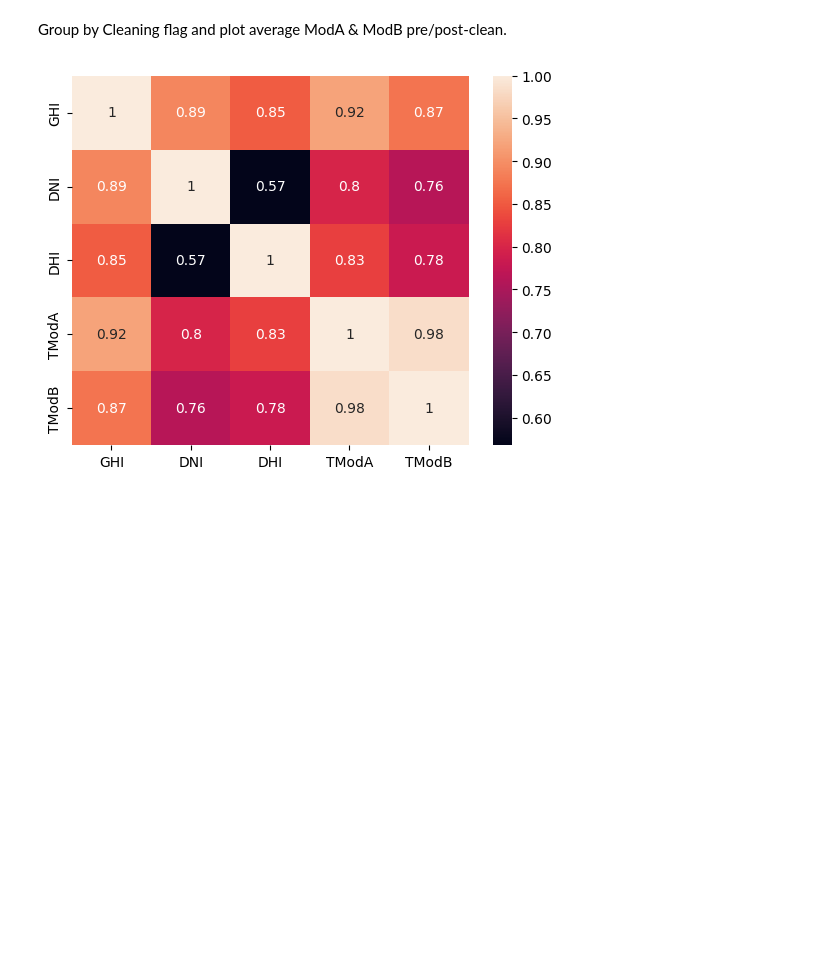
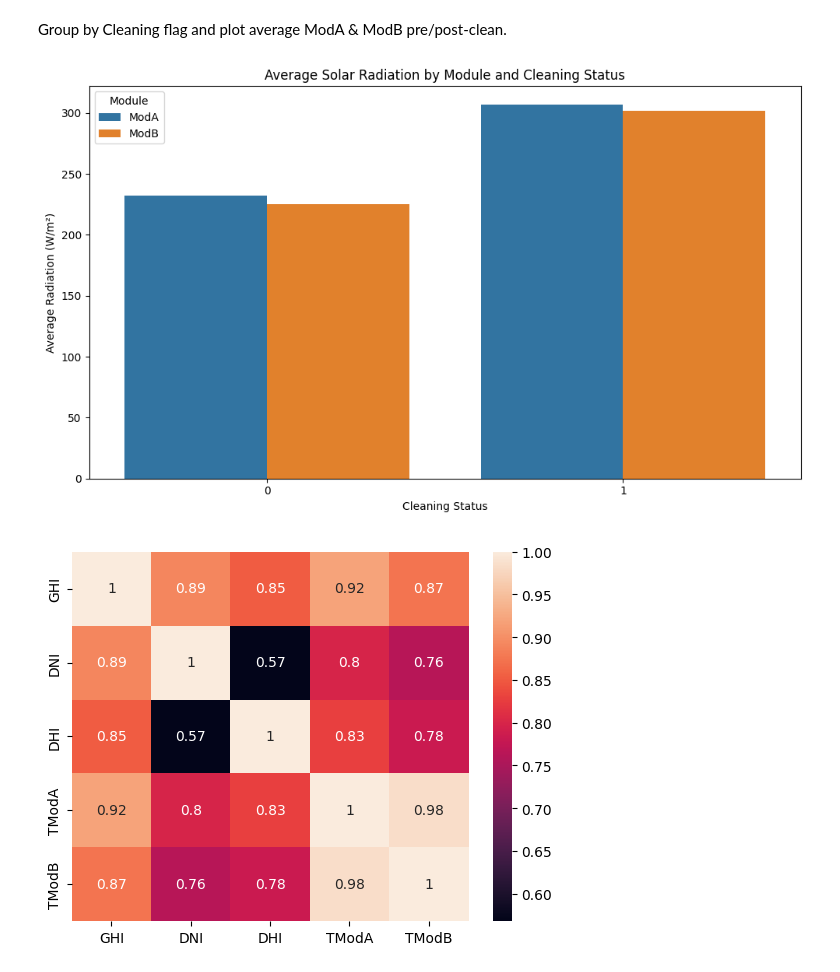
Before and after one commit to Jonepeter/solar-challenge-week1, a Jupyter notebook: notebooks/benin_eda.ipynb, the cells around one changed output. Cells and saved outputs as stored; diff of their text form; code cells hidden in the pictures; blank space fills up the shorter version.

Commit message:
benin: eda group by cleaning ModAand ModB

```diff
--- a/notebooks/benin_eda.ipynb
+++ b/notebooks/benin_eda.ipynb
@@ -314,7 +314,27 @@ plt.show()
 # %% [markdown]
 Group by Cleaning flag and plot average ModA & ModB pre/post-clean.
 # %%
-# group
+
+# Calculate average values by Cleaning Flag
+average_values = benin_cleaned.groupby('Cleaning')[['ModA', 'ModB']].mean().reset_index()
+
+# Melt the dataframe for easier plotting
+avg_values_melted = average_values.melt(id_vars='Cleaning',
+                                   value_vars=['ModA', 'ModB'],
+                                   var_name='Module',
+                                   value_name='Average_Radiation')
+
+# Plotting
+plt.figure(figsize=(10, 6))
+sns.barplot(x='Cleaning', y='Average_Radiation', hue='Module', data=avg_values_melted)
+plt.title('Average Solar Radiation by Module and Cleaning Status')
+plt.ylabel('Average Radiation (W/m²)')
+plt.xlabel('Cleaning Status')
+plt.legend(title='Module')
+plt.tight_layout()
+plt.show()
+# %% [output]
+[figure, added]
 # %%
 # Correlation & Relationship Analysis
 # Heatmap of correlations (GHI, DNI, DHI, TModA, TModB).
```
